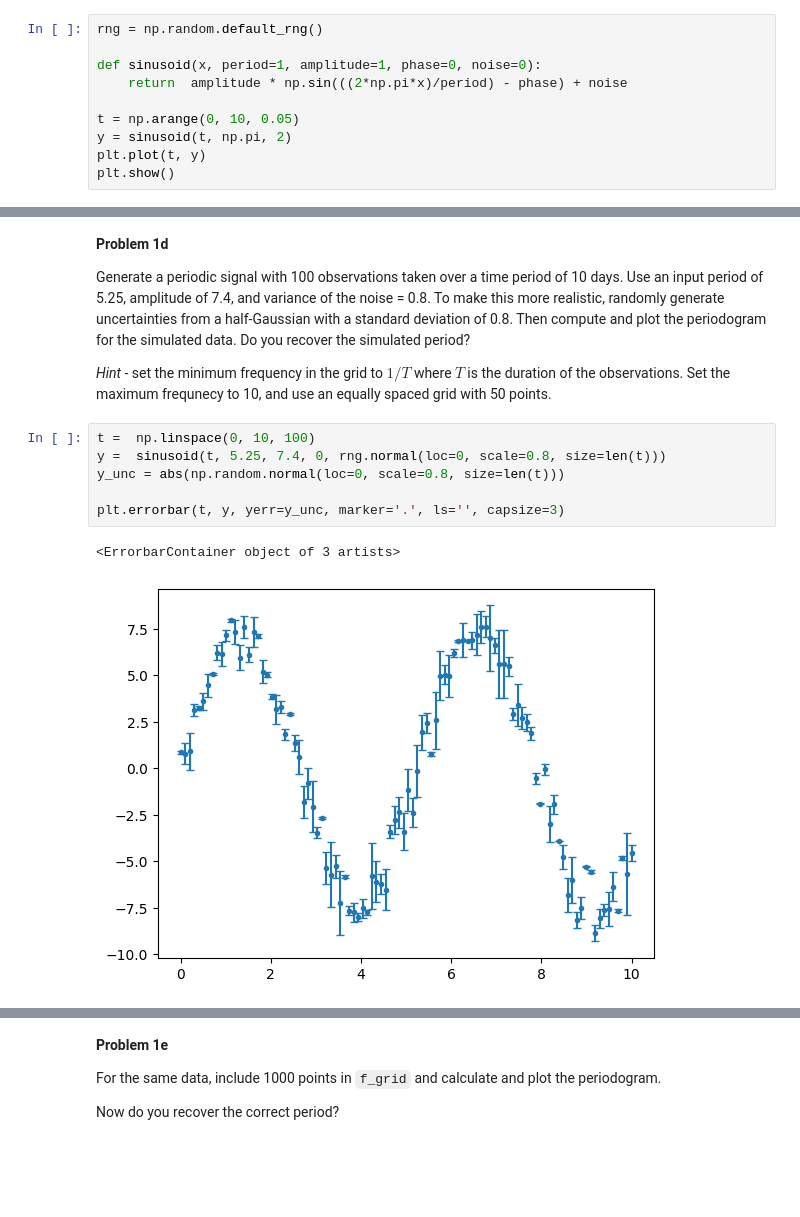
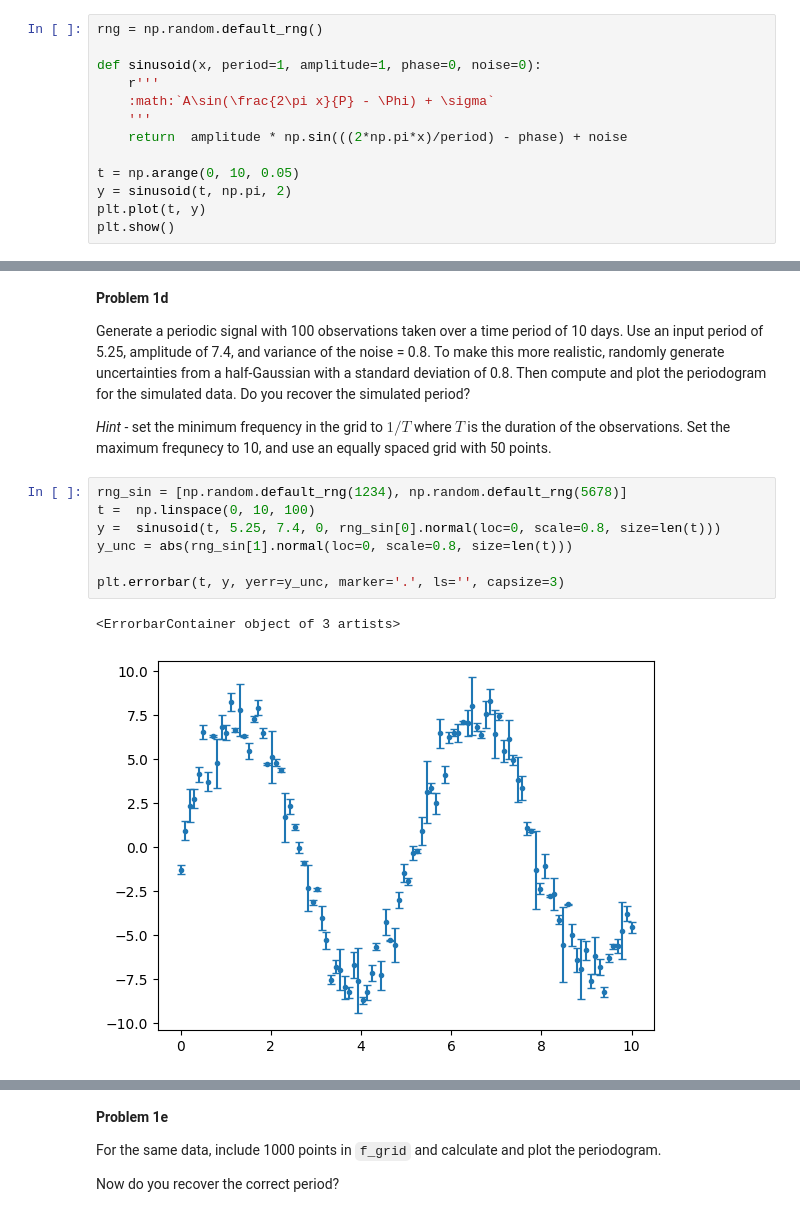
Before and after one commit to ASTR154/time-series, a Jupyter notebook: time-series.ipynb, the cells around one changed output, grey strips where cells are left out. Drawn from its saved outputs; the diff is of its cells as text; blank space fills up the shorter version.

```diff
--- a/time-series.ipynb
+++ b/time-series.ipynb
@@ -19,6 +19,9 @@ Test that it works by generating a noise-free signal with $A = 2$ and $P = \pi$
 rng = np.random.default_rng()
 
 def sinusoid(x, period=1, amplitude=1, phase=0, noise=0):
+    r'''
+    :math:`A\sin(\frac{2\pi x}{P} - \Phi) + \sigma`
+    '''
     return  amplitude * np.sin(((2*np.pi*x)/period) - phase) + noise
 
 t = np.arange(0, 10, 0.05)
@@ -78,14 +81,15 @@ Generate a periodic signal with 100 observations taken over a time period of 10
 
 *Hint* - set the minimum frequency in the grid to $1/T$ where $T$ is the duration of the observations. Set the maximum frequnecy to 10, and use an equally spaced grid with 50 points.
 # %%
+rng_sin = [np.random.default_rng(1234), np.random.default_rng(5678)]
 t =  np.linspace(0, 10, 100)
-y =  sinusoid(t, 5.25, 7.4, 0, rng.normal(loc=0, scale=0.8, size=len(t)))
-y_unc = abs(np.random.normal(loc=0, scale=0.8, size=len(t)))
+y =  sinusoid(t, 5.25, 7.4, 0, rng_sin[0].normal(loc=0, scale=0.8, size=len(t)))
+y_unc = abs(rng_sin[1].normal(loc=0, scale=0.8, size=len(t)))
 
 plt.errorbar(t, y, yerr=y_unc, marker='.', ls='', capsize=3)
 # %% [output]
 <ErrorbarContainer object of 3 artists>
-[figure, old version]
+[figure, new version]
 # %%
 # calculate the periodogram
 f_min = 1/10
```
Also changed, not shown: parts of 9 cells of this notebook.
